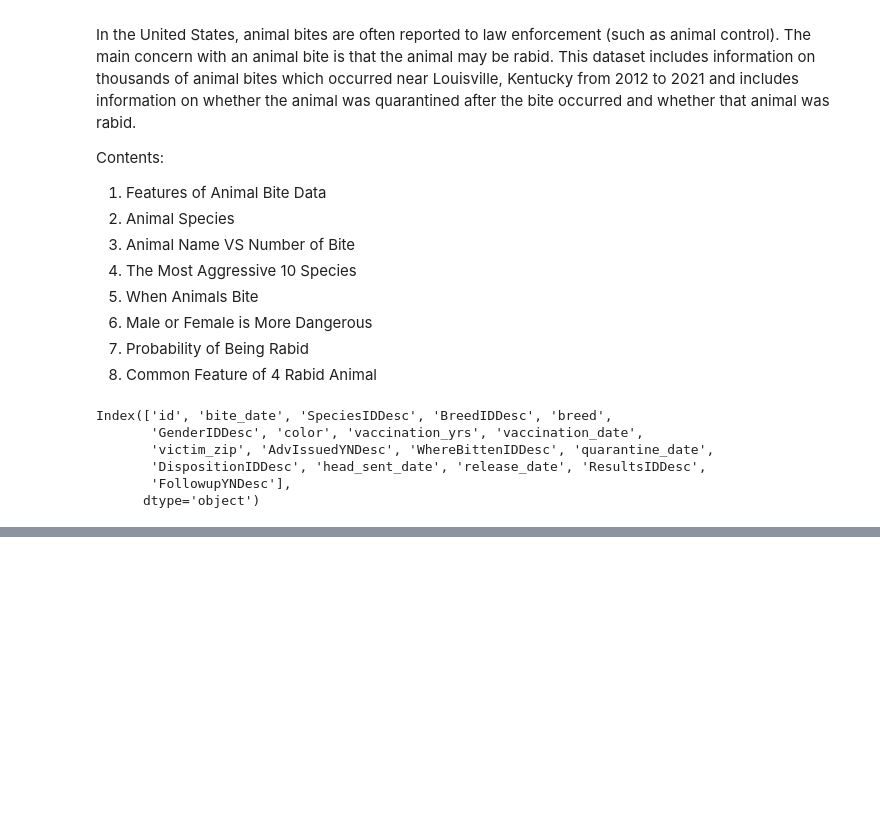
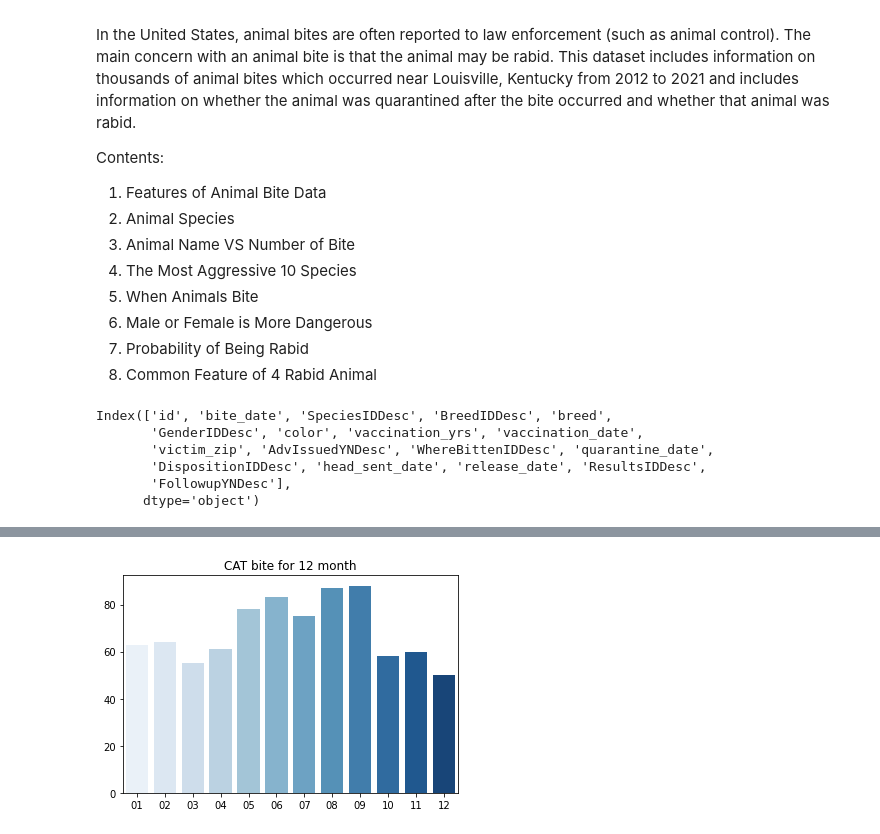
Before and after one commit to abhiram540/Analysis_of_Animal_Bites_in_City_of_Louisville_Kentucky, a Jupyter notebook: Data Storytelling Analysis of Animal Bites in City of Louisville Kentucky.ipynb, the cells around one changed output, grey strips where cells are left out. Drawn from its saved outputs; the diff is of its cells as text; code cells hidden in the pictures; blank space fills up the shorter version.

```diff
--- a/Data Storytelling Analysis of Animal Bites in City of Louisville Kentucky.ipynb
+++ b/Data Storytelling Analysis of Animal Bites in City of Louisville Kentucky.ipynb
@@ -35,0 +139,5 @@ Index(['id', 'bite_date', 'SpeciesIDDesc', 'BreedIDDesc', 'breed',
+# %%
+# Cats mostly bites at 9th month
+animal_month('CAT',data)
+# %% [output]
+[figure, added]
```
Also changed, not shown: parts of 32 cells of this notebook, 1 other file.
